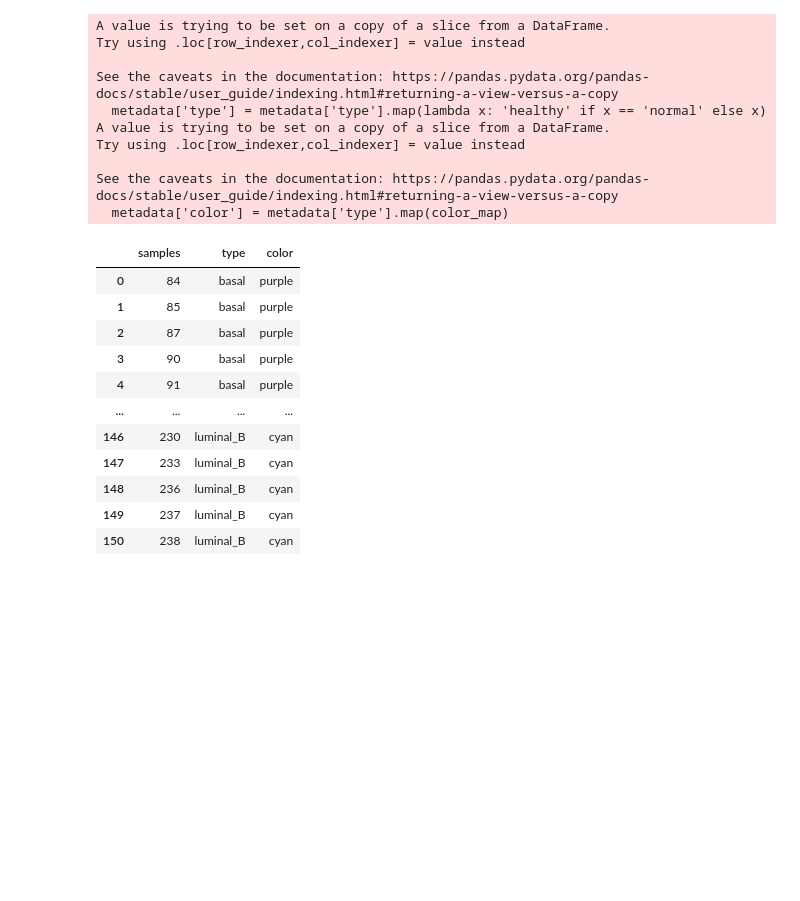
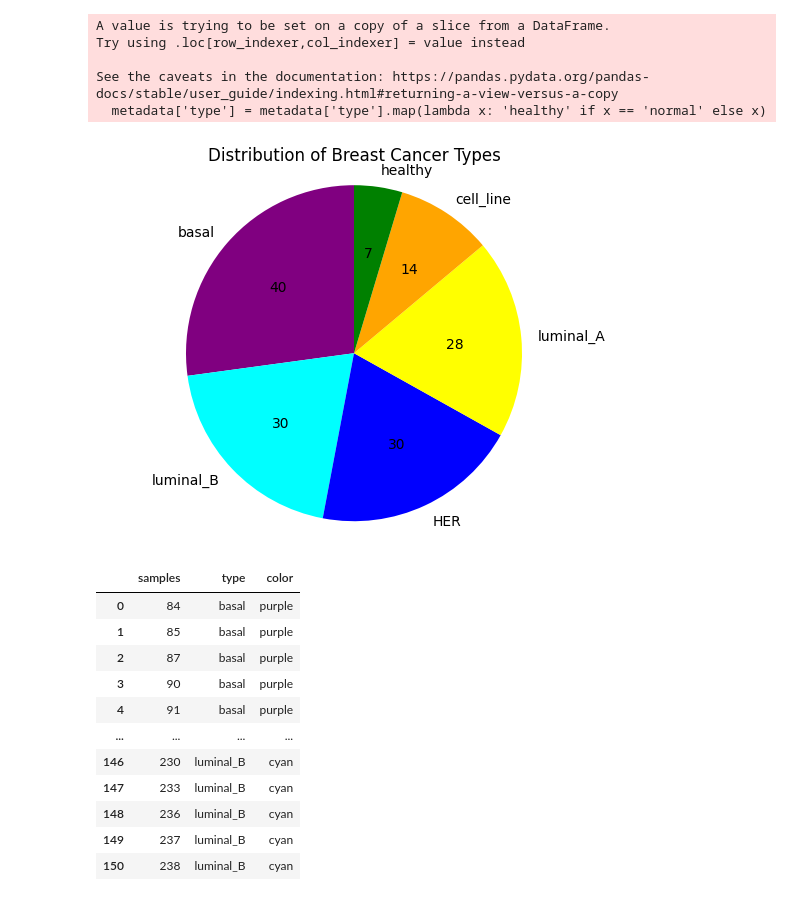
Before and after one commit to itanini/ML_project, a Jupyter notebook: kmeans_compare_centroids_jupiter.ipynb, the cells around one changed output. Drawn from its saved outputs; the diff is of its cells as text; code cells hidden in the pictures; blank space fills up the shorter version.

```diff
--- a/kmeans_compare_centroids_jupiter.ipynb
+++ b/kmeans_compare_centroids_jupiter.ipynb
@@ -3,32 +3,39 @@ import pandas as pd
 import numpy as np
 import matplotlib.pyplot as plt
 import random as rd
-# %%
-raw_data = pd.read_csv("Breast_GSE45827.csv")
-metadata = raw_data[['samples', 'type']]
-color_map = {
-    'healthy': 'green',   # Replace 'Type1' with your actual type names
-    'basal': 'purple',  # Replace 'Type2' with your actual type names
-    'luminal_A': 'yellow',
-    'luminal_B': 'cyan',
-    'HER': 'blue',
-    'cell_line': 'orange'
-}
-
-# Add a 'color' column based on the 'type' column
-metadata['type'] = metadata['type'].map(lambda x: 'healthy' if x == 'normal' else x)
-metadata['color'] = metadata['type'].map(color_map)
-# %% [output]
-A value is trying to be set on a copy of a slice from a DataFrame.
-Try using .loc[row_indexer,col_indexer] = value instead
-
-See the caveats in the documentation: https://pandas.pydata.org/pandas-docs/stable/user_guide/indexing.html#returning-a-view-versus-a-copy
-  metadata['type'] = metadata['type'].map(lambda x: 'healthy' if x == 'normal' else x)
-A value is trying to be set on a copy of a slice from a DataFrame.
-Try using .loc[row_indexer,col_indexer] = value instead
-
-See the caveats in the documentation: https://pandas.pydata.org/pandas-docs/stable/user_guide/indexing.html#returning-a-view-versus-a-copy
-  metadata['color'] = metadata['type'].map(color_map)
+# %%
+raw_data = pd.read_csv("Breast_GSE45827.csv")
+metadata = raw_data[['samples', 'type']]
+metadata['type'] = metadata['type'].map(lambda x: 'healthy' if x == 'normal' else x)
+# Assuming 'metadata' is your DataFrame and it has a 'type' column
+type_counts = metadata['type'].value_counts()  # This will count the occurrences of each label
+
+# Define your color map
+color_map = {
+    'healthy': 'green',
+    'basal': 'purple',
+    'luminal_A': 'yellow',
+    'luminal_B': 'cyan',
+    'HER': 'blue',
+    'cell_line': 'orange'
+}
+
+# Match the colors to the types in the 'type' column
+colors = [color_map.get(t, 'gray') for t in type_counts.index]  # Default to 'gray' if a type is not in the map
+
+# Create a pie chart with counts instead of percentages, and apply custom colors
+plt.pie(type_counts, labels=type_counts.index, autopct=lambda p: f'{int(p * sum(type_counts) / 100)}',
+        startangle=90, colors=colors)
+plt.title('Distribution of Breast Cancer Types')
+plt.axis('equal')  # Equal aspect ratio ensures that the pie chart is circular.
+plt.show()
+# %% [output]
+A value is trying to be set on a copy of a slice from a DataFrame.
+Try using .loc[row_indexer,col_indexer] = value instead
+
+See the caveats in the documentation: https://pandas.pydata.org/pandas-docs/stable/user_guide/indexing.html#returning-a-view-versus-a-copy
+  metadata['type'] = metadata['type'].map(lambda x: 'healthy' if x == 'normal' else x)
+[figure, added]
 # %%
 
 metadata
```
Also changed, not shown: 2 other files.
